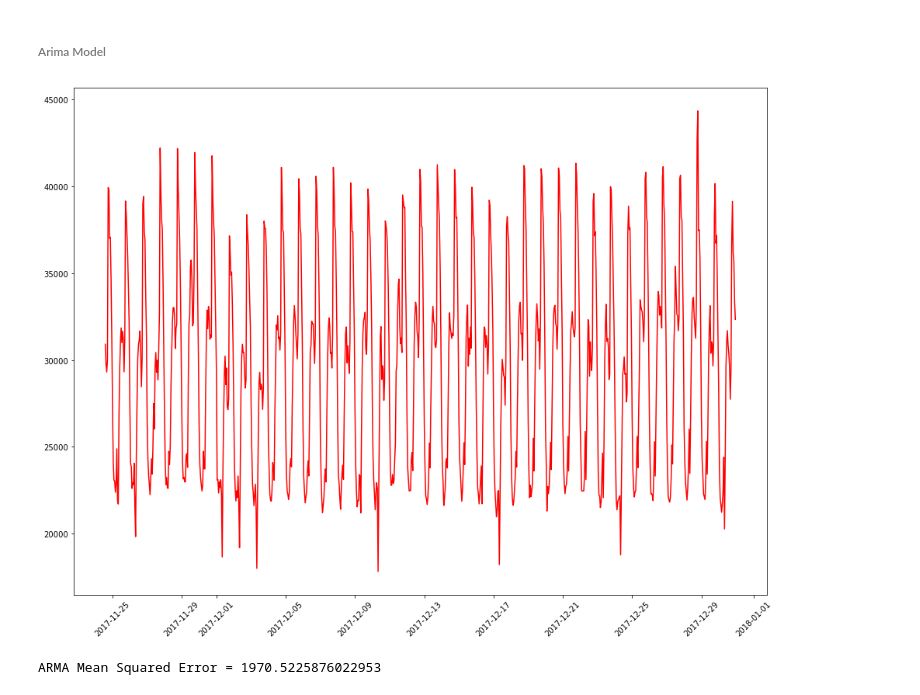
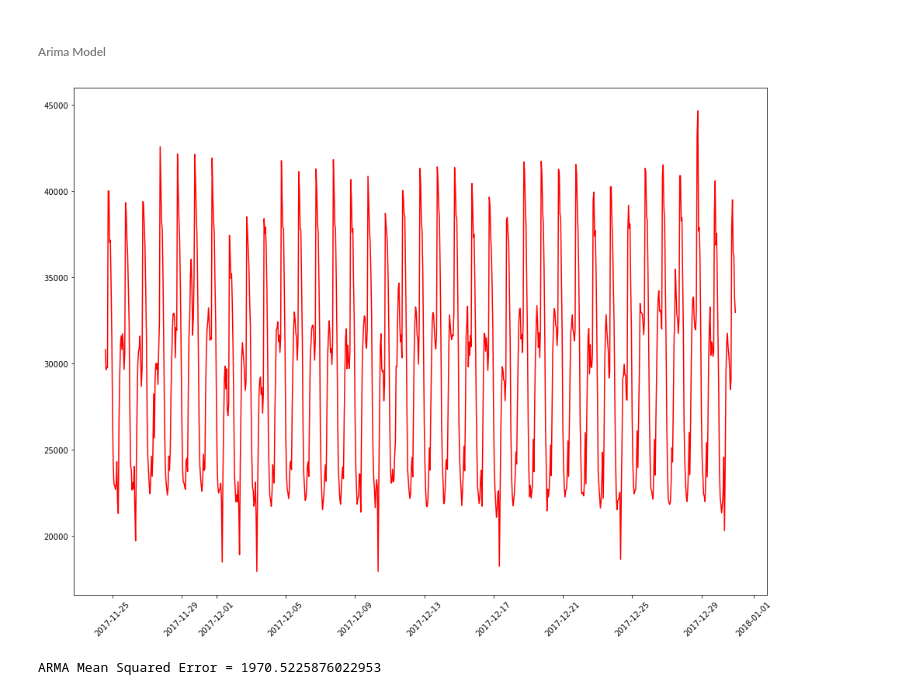
Before and after one commit to CassidyExum/Power-Consumption-Modeling, a Jupyter notebook: Power Consumption Modeling.ipynb, the cells around one changed output. Drawn from its saved outputs; the diff is of its cells as text; code cells hidden in the pictures.

```diff
--- a/Power Consumption Modeling.ipynb
+++ b/Power Consumption Modeling.ipynb
@@ -693,12 +693,12 @@ split = int(len(arimaY)*.9)
 # %%
 arima_1_model = ARIMA(arimaY, order=(2, 0, 2))
 results_1 = arima_1_model.fit()
 
 plt.subplots(figsize=(16, 12))
 plt.xticks(rotation=45)
-plt.plot(results.fittedvalues[split:], color='red');
+plt.plot(results_1.fittedvalues[split:], color='red');
 # %% [output]
-[figure, old version]
+[figure, new version]
 # %%
 #obtain MSE
 arma_1_mse = np.sqrt(mean_squared_error(arimaY, results_1.predict()))
```
Also changed, not shown: parts of 10 cells of this notebook.
